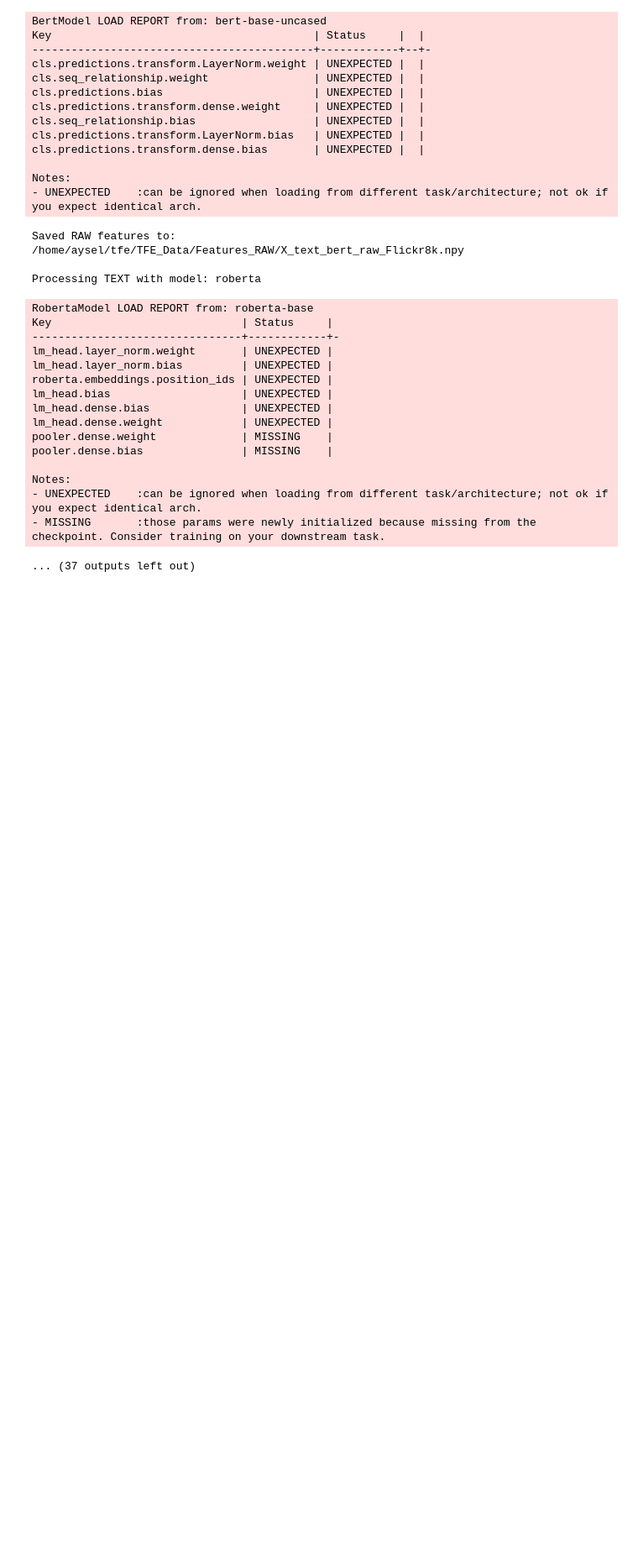
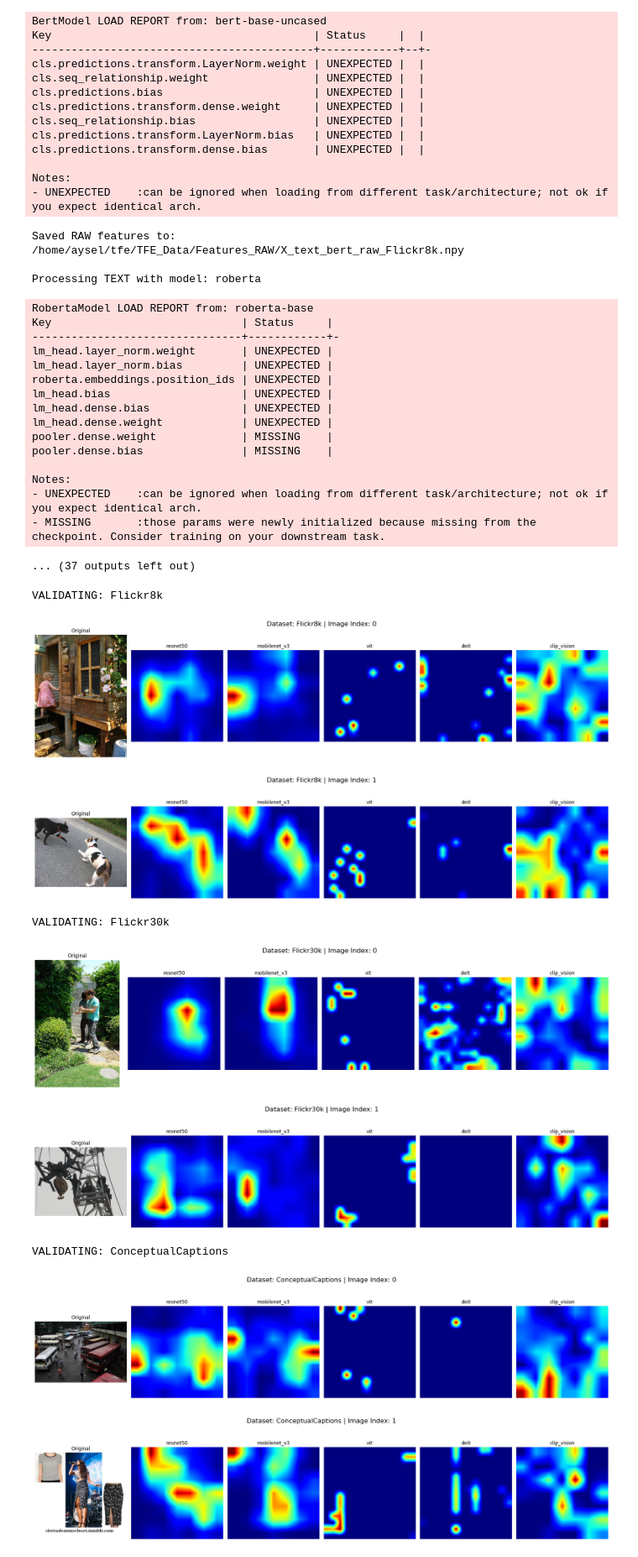
Before and after one commit to ayselatx/tfe, a Jupyter notebook: Unimodal_Indexation.ipynb, the cells around one changed output. Shown at 84% size. Drawn from its saved outputs; the diff is of its cells as text; code cells hidden in the pictures; blank space fills up the shorter version.

Commit message:
all saliency maps for models completed with indexation

```diff
--- a/Unimodal_Indexation.ipynb
+++ b/Unimodal_Indexation.ipynb
@@ -331,3 +349,18 @@ def get_clip_vision_embeddings(image_paths, device, dataset_name):
         image_paths,
         dataset_name
     )
+# %%
+for ds in ALL_DATASETS:
+    print(f"\n>>> FINAL ATTEMPT DeiT: {ds}")
+    CURRENT_DATASET = ds # Reset global context
+
+    df_temp = pd.read_pickle(os.path.join(DATASETS_DIR, f"df_{ds}.pkl"))
+    current_paths = df_temp['image_path'].tolist()
+
+    # Run the extraction
+    execute_and_save("vision", "deit", lambda p, d: get_deit_embeddings(p, d, ds), current_paths, device)
+
+    # Physical file check
+    s_path = os.path.join(DATA_DIR, f"SaliencyMaps_{ds}")
+    count = len([f for f in os.listdir(s_path) if "deit" in f])
+    print(f"VERIFICATION: Found {count} DeiT maps in {ds}")
@@ -599,6 +689,63 @@ Notes:
 - UNEXPECTED    :can be ignored when loading from different task/architecture; not ok if you expect identical arch.
 - MISSING       :those params were newly initialized because missing from the checkpoint. Consider training on your downstream task.
 ... (37 outputs left out)
+# %%
+import matplotlib.pyplot as plt
+
+def validate_saliency_maps(dataset_name, num_images=3):
+    """
+    Displays a comparison grid: Original Image vs. 5 Model Saliency Maps.
+    """
+    vision_models = ["resnet50", "mobilenet_v3", "vit", "deit", "clip_vision"]
+    saliency_dir = os.path.join(DATA_DIR, f"SaliencyMaps_{dataset_name}")
+
+    # Load dataset metadata to get original image paths
+    df_path = os.path.join(DATASETS_DIR, f"df_{dataset_name}.pkl")
+    df_temp = pd.read_pickle(df_path)
+
+    for idx in range(num_images):
+        img_path = df_temp.iloc[idx]['image_path']
+        img_rgb = Image.open(img_path).convert('RGB')
+
+        fig, axes = plt.subplots(1, 6, figsize=(20, 5))
+        fig.suptitle(f"Dataset: {dataset_name} | Image Index: {idx}", fontsize=16)
+
+        # 0. Original Image
+        axes[0].imshow(img_rgb)
+        axes[0].set_title("Original")
+        axes[0].axis('off')
+
+        # 1-5. Model Heatmaps
+        for i, model in enumerate(vision_models):
+            npy_file = os.path.join(saliency_dir, f"Saliency_{model}_{idx}.npy")
+
+            if os.path.exists(npy_file):
+                heatmap = np.load(npy_file)
+                # Plot heatmap with 'jet' colormap for high contrast
+                im = axes[i+1].imshow(heatmap, cmap='jet')
+                axes[i+1].set_title(model)
+            else:
+                axes[i+1].text(0.5, 0.5, "MISSING", ha='center')
+
+            axes[i+1].axis('off')
+
+        plt.tight_layout()
+        plt.show()
+
+# Run the check for the first 2 images of each dataset
+for ds in ALL_DATASETS:
+    print(f"\nVALIDATING: {ds}")
+    validate_saliency_maps(ds, num_images=2)
+# %% [output]
+VALIDATING: Flickr8k
+[figure, added]
+[figure, added]
+VALIDATING: Flickr30k
+[figure, added]
+[figure, added]
+VALIDATING: ConceptualCaptions
+[figure, added]
+[figure, added]
 # %%
 for ds in ALL_DATASETS:
     print(f"\nProcessing DeiT for {ds}...")
```
Also changed, not shown: parts of 7 cells of this notebook, 1 other file.
